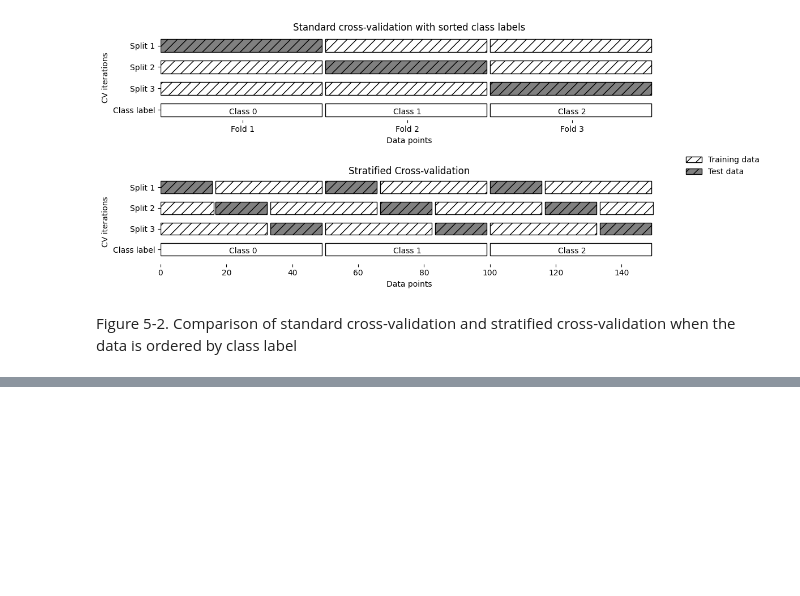
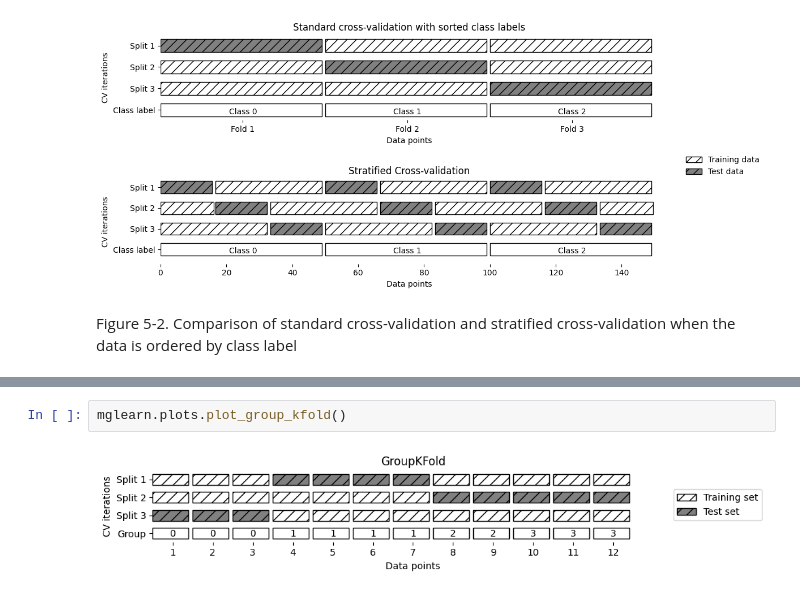
Before and after one commit to Youngsoo1024/Python_ML, a Jupyter notebook: Chap5/ch5_practice.ipynb, the cells around one changed output, grey strips where cells are left out. Saved outputs shown, nothing was run; the diff lists cells and outputs as text; blank space fills up the shorter version.

```diff
--- a/Chap5/ch5_practice.ipynb
+++ b/Chap5/ch5_practice.ipynb
@@ -66,0 +126,4 @@ Figure 5-2. Comparison of standard cross-validation and stratified cross-validat
+# %%
+mglearn.plots.plot_group_kfold()
+# %% [output]
+[figure, added]
```
Also changed, not shown: parts of 46 cells of this notebook.
